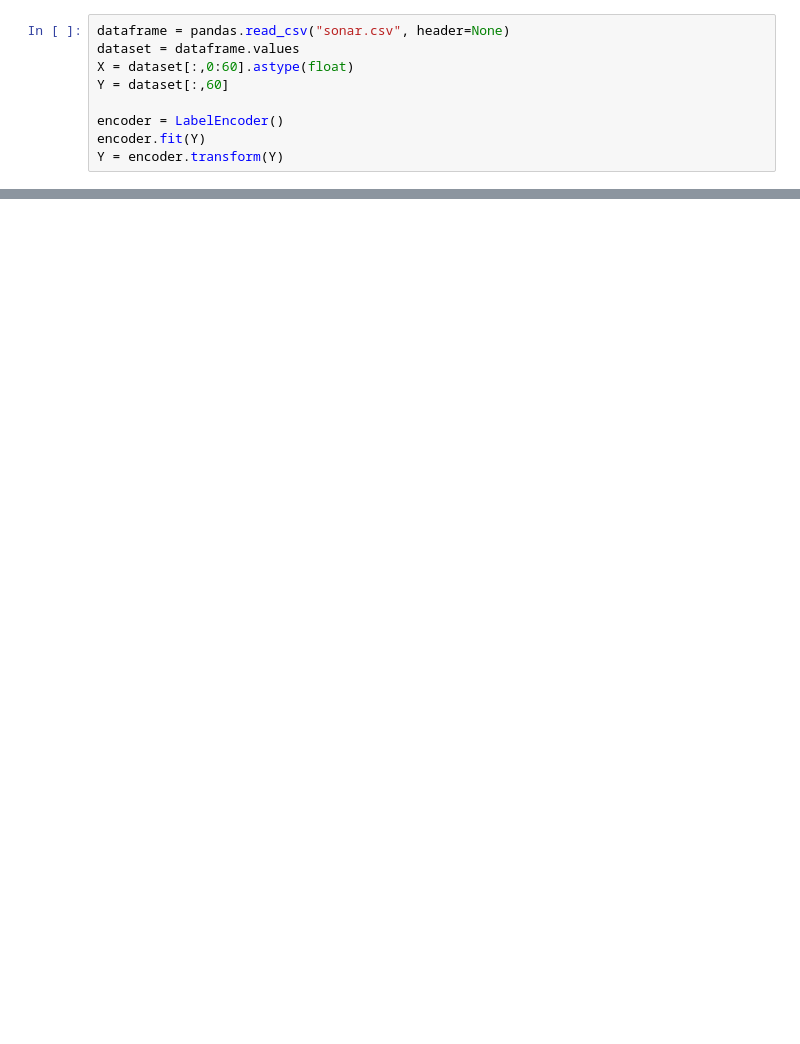
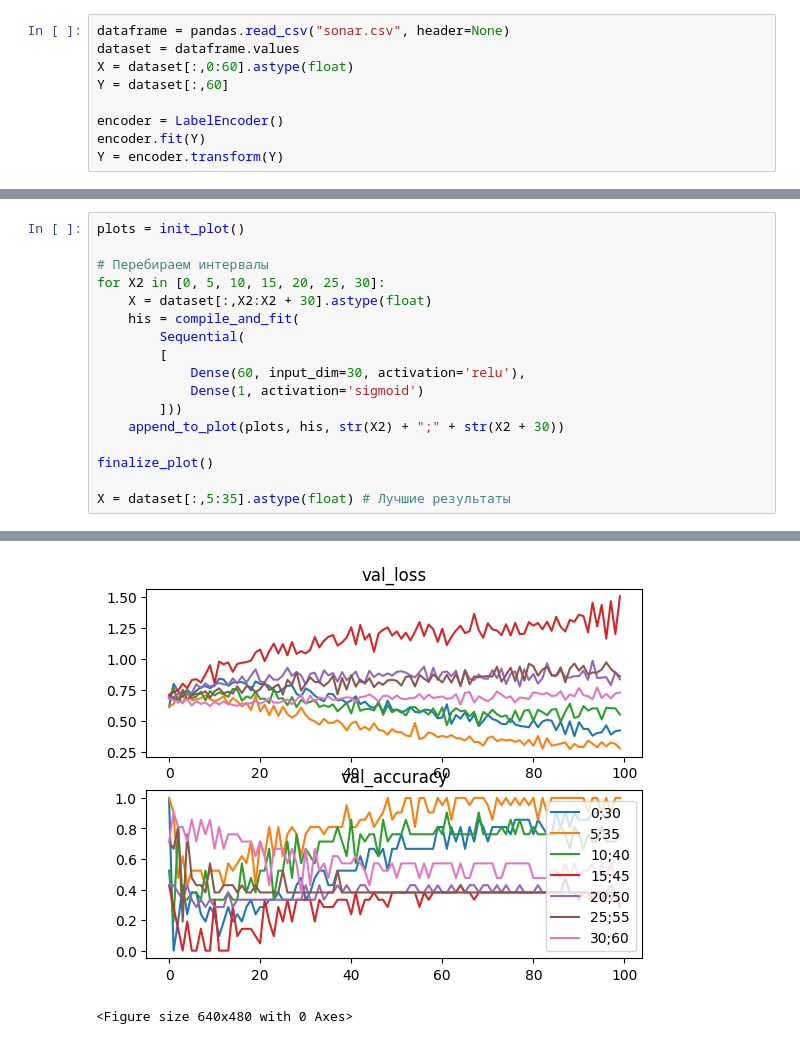
Before and after one commit to Keesaev/ai_python, a Jupyter notebook: lab2/lab2.ipynb, the cells around one changed output, grey strips where cells are left out. Drawn from its saved outputs; the diff is of its cells as text; blank space fills up the shorter version.

```diff
--- a/lab2/lab2.ipynb
+++ b/lab2/lab2.ipynb
@@ -79,0 +78,18 @@ _________________________________________________________________
+# %%
+plots = init_plot()
+
+# Перебираем интервалы
+for X2 in [0, 5, 10, 15, 20, 25, 30]:
+    X = dataset[:,X2:X2 + 30].astype(float)
+    his = compile_and_fit(
+        Sequential(
+        [
+            Dense(60, input_dim=30, activation='relu'),
+            Dense(1, activation='sigmoid')
+        ]))
+    append_to_plot(plots, his, str(X2) + ";" + str(X2 + 30))
+
+finalize_plot()
+
+X = dataset[:,5:35].astype(float) # Лучшие результаты
+# %% [output]
@@ -79,0 +103,2 @@ _________________________________________________________________
+[figure, added]
+<Figure size 640x480 with 0 Axes>
```
Also changed, not shown: parts of 12 cells of this notebook.
